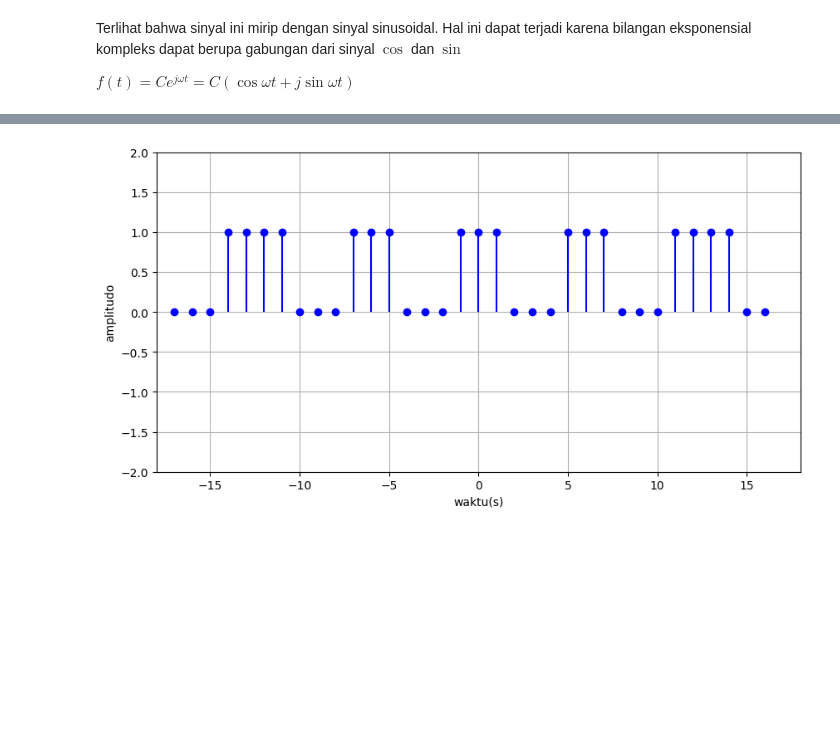
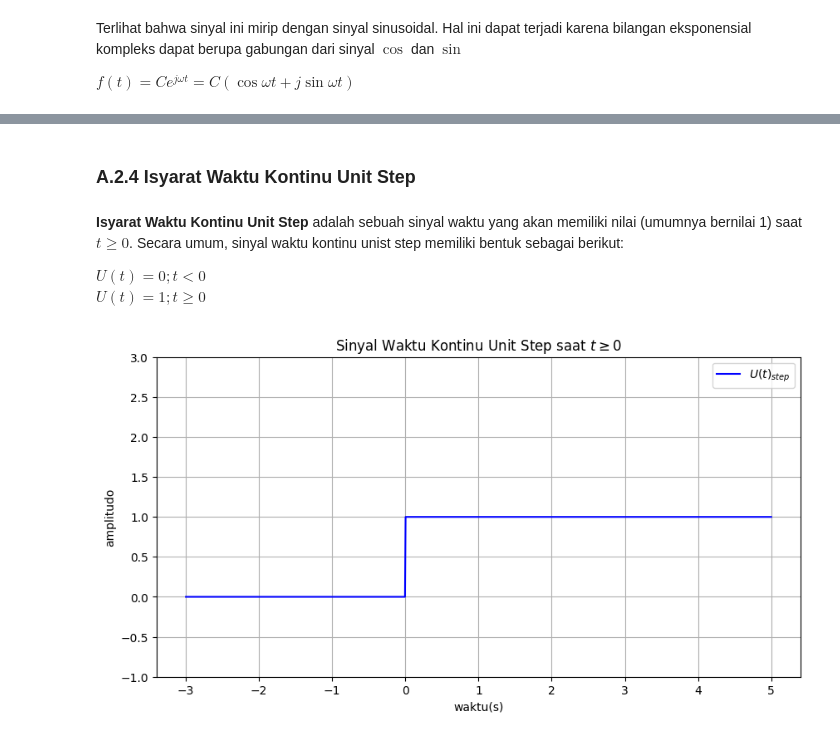
Before and after one commit to Dzuumirrah/Isyarat-dan-Sistem, a Jupyter notebook: Mid-term/answer-notebook.ipynb, the cells around one changed output, grey strips where cells are left out. Cells and saved outputs as stored; diff of their text form; code cells hidden in the pictures; blank space fills up the shorter version.

```diff
--- a/Mid-term/answer-notebook.ipynb
+++ b/Mid-term/answer-notebook.ipynb
@@ -205,22 +258,29 @@ $x[n] = \cos(n)$ dalam interval $-a \leq n \leq a$ pada sinyal biner
+# %% [markdown]
+### A.2.4 Isyarat Waktu Kontinu Unit Step
+# %% [markdown]
+**Isyarat Waktu Kontinu Unit Step** adalah sebuah sinyal waktu yang akan memiliki nilai (umumnya bernilai 1) saat $t \geq 0$. Secara umum, sinyal waktu kontinu unist step memiliki bentuk sebagai berikut:
+
+$U(t) = 0; t < 0$<br>
+$U(t) = 1; t \geq 0$
 # %%
 # Pembuatan grafik
-# shortcut
-cos = np.cos
 # Deklarasi nilai tiap variabel
-a = 17
-t_digit = np.arange(-a, a, 1)
+t = np.linspace(-3, 5, 1000)
 
 # Setting plot untuk grafik
-x_t_disc = cos(t_digit)
-x_t_digit = np.where(x_t_disc >= 0, 1, 0)
+x_t_step = np.where(t >= 0, 1, 0)
+# Display
 
-# Display grafik
 plt.figure(figsize=(10, 5))
-plt.ylim(-2, 2)
-plt.xlim(-18, 18)
 plt.xlabel("waktu(s)")
 plt.ylabel("amplitudo")
-plt.stem(t_digit, x_t_digit, linefmt="blue", basefmt="none", markerfmt="blue")
+plt.title("Sinyal Waktu Kontinu Unit Step saat $t \geq 0$")
+plt.ylim(-1, 3)
+plt.plot(t, x_t_step, color="blue", label="$U(t)_{step}$")
+
 plt.grid(True)
+plt.legend()
+
+plt.show()
 # %% [output]
-[figure, old version]
+[figure, new version]
```
Also changed, not shown: parts of 7 cells of this notebook, 1 other file.
